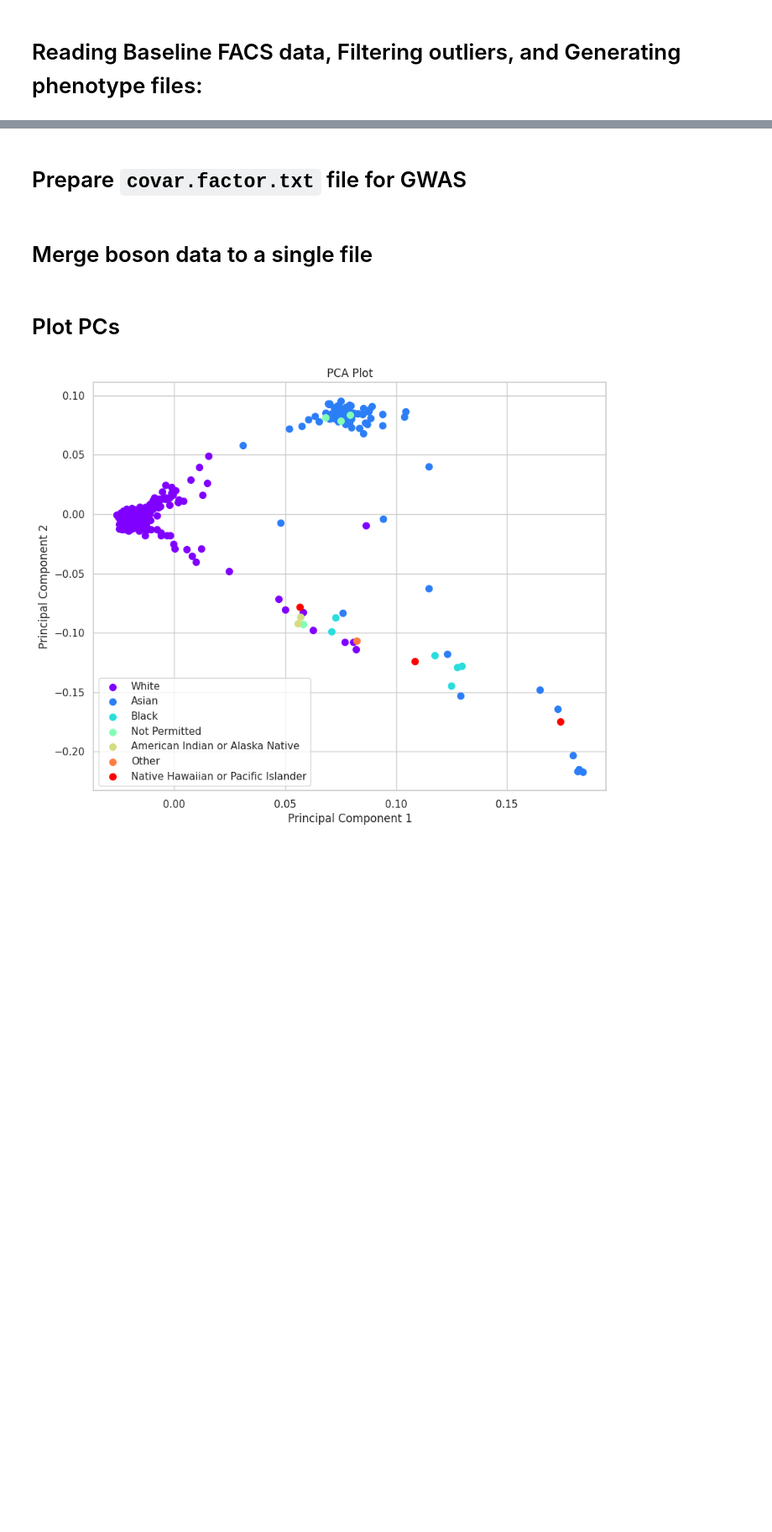
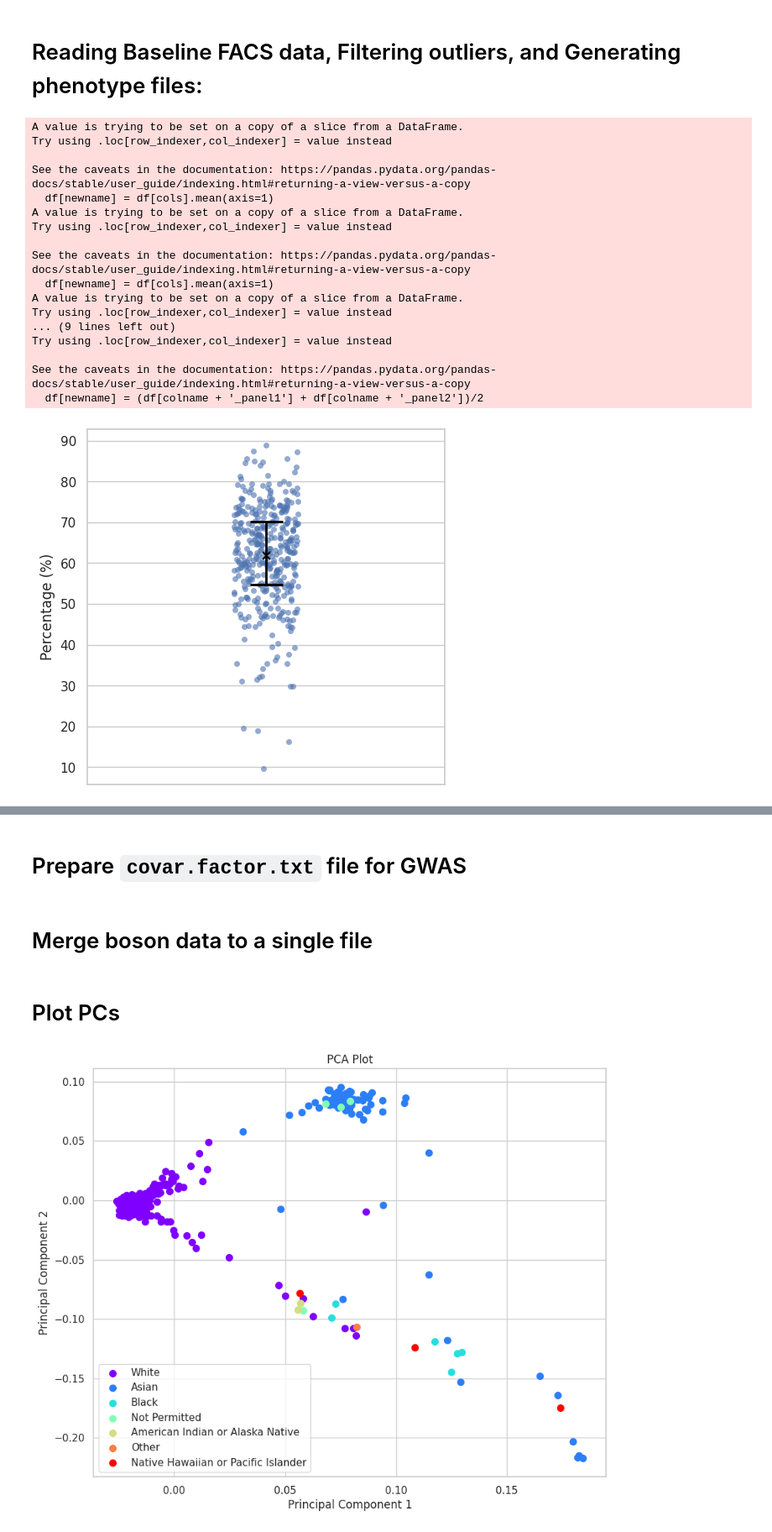
Before and after one commit to Suuuuuuuus/BOSON_FACS, a Jupyter notebook: scripts/boson_pydump.ipynb, the cells around one changed output, grey strips where cells are left out. Shown at 84% size. Drawn from its saved outputs; the diff is of its cells as text; code cells hidden in the pictures; blank space fills up the shorter version.

```diff
--- a/scripts/boson_pydump.ipynb
+++ b/scripts/boson_pydump.ipynb
@@ -22,9 +23,13 @@ sns.set(style="whitegrid")
 # %% [markdown]
 # Reading Baseline FACS data, Filtering outliers, and Generating phenotype files:
 # %%
-def get_phe(col, df, save_name, plot = False, save = False, save_path = None):
-    tmp = fs.sanity_check_filter4(df, col, plot = plot, save = save, save_path = save_path)
-    fs.get_phenotype(tmp, col, save_name)
+def get_phe(col, df, save_name, plot = False, save_plot = False, save_path_plot = None, save_phe = False, save_path_phe = None):
+    if save_plot and save_path_plot is None:
+        save_path_plot = "graphs/facs-host/baseline/strip." + save_name + ".png"
+    if save_phe and save_path_phe is None:
+        save_path_phe = "boson_vcf/phenotypes/" + save_name + ".txt"
+    tmp = fs.sanity_check_filter4(df, col, plot = plot, save = save_plot, save_path = save_path_plot)
+    fs.get_phenotype(tmp, col, save = save_phe, save_path = save_path_phe)
 # %%
 # Read dfs and merge
 df1 = pd.read_csv('facs/Baseline/Panel1_Baseline.csv', sep = ',', dtype = {'Patient ID': 'str'})
@@ -86,18 +91,32 @@ df = df.dropna()
 # %%
 # Filtering 5 common markers
 CD3 = fs.sanity_check_filter(df, ['CD3+_panel1', 'CD3-_panel1'], 'CD3')
 CD3 = fs.sanity_check_filter2(CD3, ['CD3+_panel' + str(i+1) for i in range(5)], 'CD3+')
-get_phe('CD3+', CD3, 'CD3+', plot = True,
-        save = True, save_path = "boson_vcf/GWAS_no_transform/CD3+/CD3+_hist")
+get_phe('CD3+', CD3, 'CD3+', plot = True, save_plot = True, save_phe = True)
 CD4 = fs.sanity_check_filter2(df, ['CD3+/CD3+CD4+_panel' + str(i+1) for i in range(5)], 'CD3+CD4+')
-get_phe('CD3+CD4+', CD4, 'CD3+CD4+', plot = True,
-        save = True, save_path = "boson_vcf/GWAS_no_transform/CD3+CD4+/CD3+CD4+_hist")
+get_phe('CD3+CD4+', CD4, 'CD3+CD4+', plot = True, save_plot = True, save_phe = True)
 CD8 = fs.sanity_check_filter2(df, ['CD3+/CD3+CD8+_panel' + str(i+1) for i in range(5)], 'CD3+CD8+')
-get_phe('CD3+CD8+', CD8, 'CD3+CD8+', plot = True,
-        save = True, save_path = "boson_vcf/GWAS_no_transform/CD3+CD8+/CD3+CD8+_hist")
+get_phe('CD3+CD8+', CD8, 'CD3+CD8+', plot = True, save_plot = True, save_phe = True)
 CD161 = fs.sanity_check_filter3(df, 'CD3+/CD3+CD8+/CD8+CD161++', 'CD3+CD8+CD161++')
-get_phe('CD3+CD8+CD161++', CD161, 'CD3+CD8+CD161++', plot = True,
-        save = True, save_path = "boson_vcf/GWAS_no_transform/CD3+CD8+CD161++/CD3+CD8+CD161++_hist")
+get_phe('CD3+CD8+CD161++', CD161, 'CD3+CD8+CD161++', plot = True, save_plot = True, save_phe = True)
 Va72 = fs.sanity_check_filter3(df, 'CD3+/CD3+CD8+/CD8+CD161+Va7.2+', 'CD3+CD8+CD161+Va7.2+')
-get_phe('CD3+CD8+CD161+Va7.2+', Va72, 'CD3+CD8+CD161+Va7.2+', plot = True,
-        save = True, save_path = "boson_vcf/GWAS_no_transform/CD3+CD8+CD161+Va7.2+/CD3+CD8+CD161+Va7.2+_hist")
+get_phe('CD3+CD8+CD161+Va7.2+', Va72, 'CD3+CD8+CD161+Va7.2+', plot = True, save_plot = True, save_phe = True)
+# %% [output]
+A value is trying to be set on a copy of a slice from a DataFrame.
+Try using .loc[row_indexer,col_indexer] = value instead
+
+See the caveats in the documentation: https://pandas.pydata.org/pandas-docs/stable/user_guide/indexing.html#returning-a-view-versus-a-copy
+  df[newname] = df[cols].mean(axis=1)
+A value is trying to be set on a copy of a slice from a DataFrame.
+Try using .loc[row_indexer,col_indexer] = value instead
+
+See the caveats in the documentation: https://pandas.pydata.org/pandas-docs/stable/user_guide/indexing.html#returning-a-view-versus-a-copy
+  df[newname] = df[cols].mean(axis=1)
+A value is trying to be set on a copy of a slice from a DataFrame.
+Try using .loc[row_indexer,col_indexer] = value instead
+... (9 lines left out)
+Try using .loc[row_indexer,col_indexer] = value instead
+
+See the caveats in the documentation: https://pandas.pydata.org/pandas-docs/stable/user_guide/indexing.html#returning-a-view-versus-a-copy
+  df[newname] = (df[colname + '_panel1'] + df[colname + '_panel2'])/2
+[figure, added]
```
Also changed, not shown: parts of 6 cells of this notebook, 6 other files.
